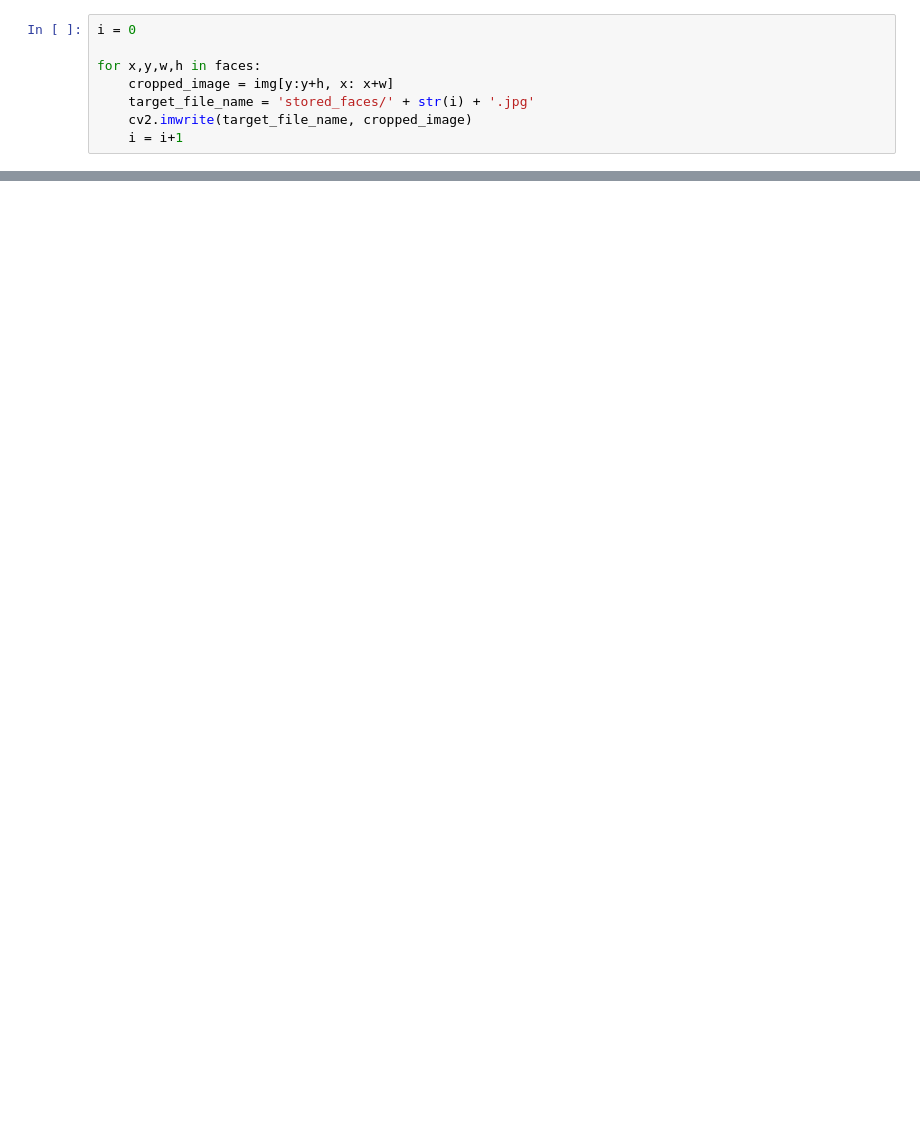
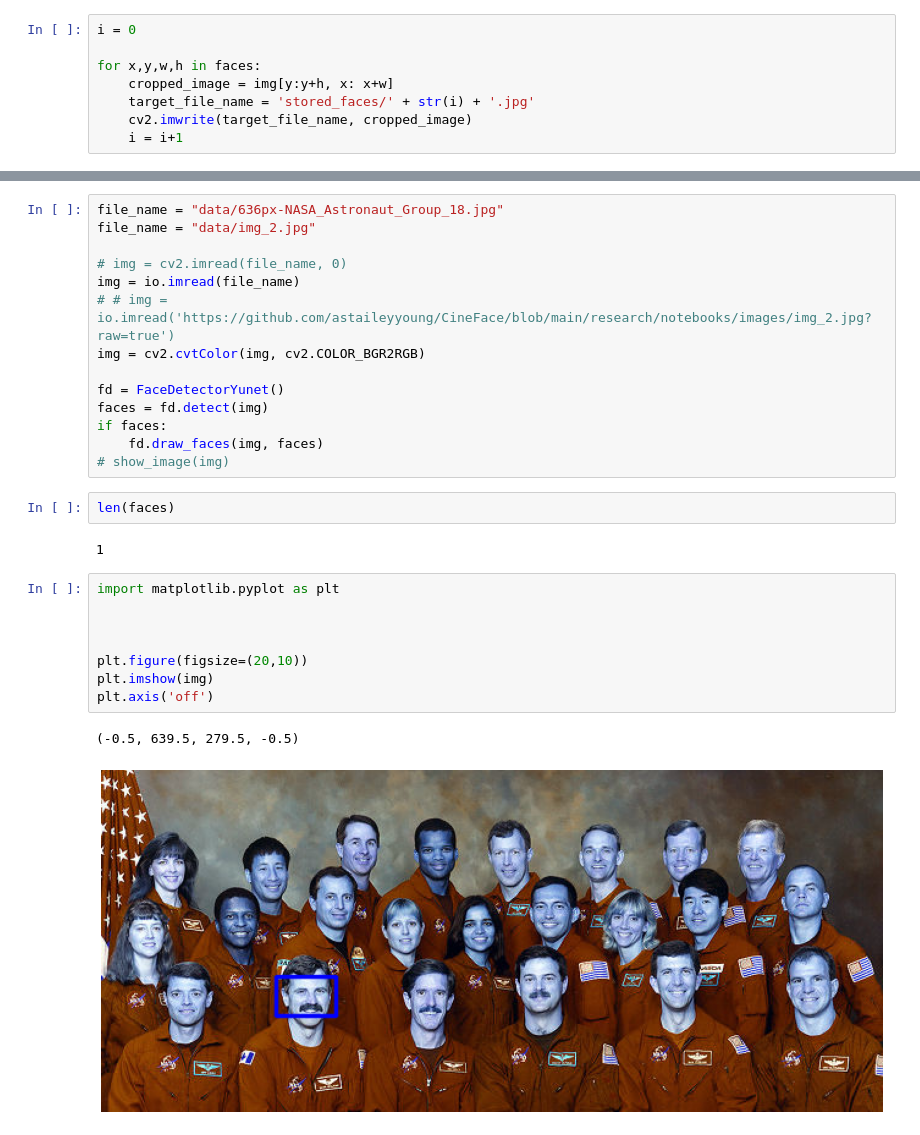
Before and after one commit to chuacc/facial_recognition, a Jupyter notebook: face_recognition.ipynb, the cells around one changed output, grey strips where cells are left out. Saved outputs shown, nothing was run; the diff lists cells and outputs as text; blank space fills up the shorter version.

```diff
--- a/face_recognition.ipynb
+++ b/face_recognition.ipynb
@@ -136,0 +124,29 @@ IndentationError: unindent does not match any outer indentation level (<tokenize
+# %%
+file_name = "data/636px-NASA_Astronaut_Group_18.jpg"
+file_name = "data/img_2.jpg"
+
+# img = cv2.imread(file_name, 0)
+img = io.imread(file_name)
+# # img = io.imread('https://github.com/astaileyyoung/CineFace/blob/main/research/notebooks/images/img_2.jpg?raw=true')
+img = cv2.cvtColor(img, cv2.COLOR_BGR2RGB)
+
+fd = FaceDetectorYunet()
+faces = fd.detect(img)
+if faces:
+    fd.draw_faces(img, faces)
+# show_image(img)
+# %%
+len(faces)
+# %% [output]
+1
+# %%
+import matplotlib.pyplot as plt
+
+
+
+plt.figure(figsize=(20,10))
+plt.imshow(img)
+plt.axis('off')
+# %% [output]
+(-0.5, 639.5, 279.5, -0.5)
+[figure, added]
```
Also changed, not shown: parts of 8 cells of this notebook.
